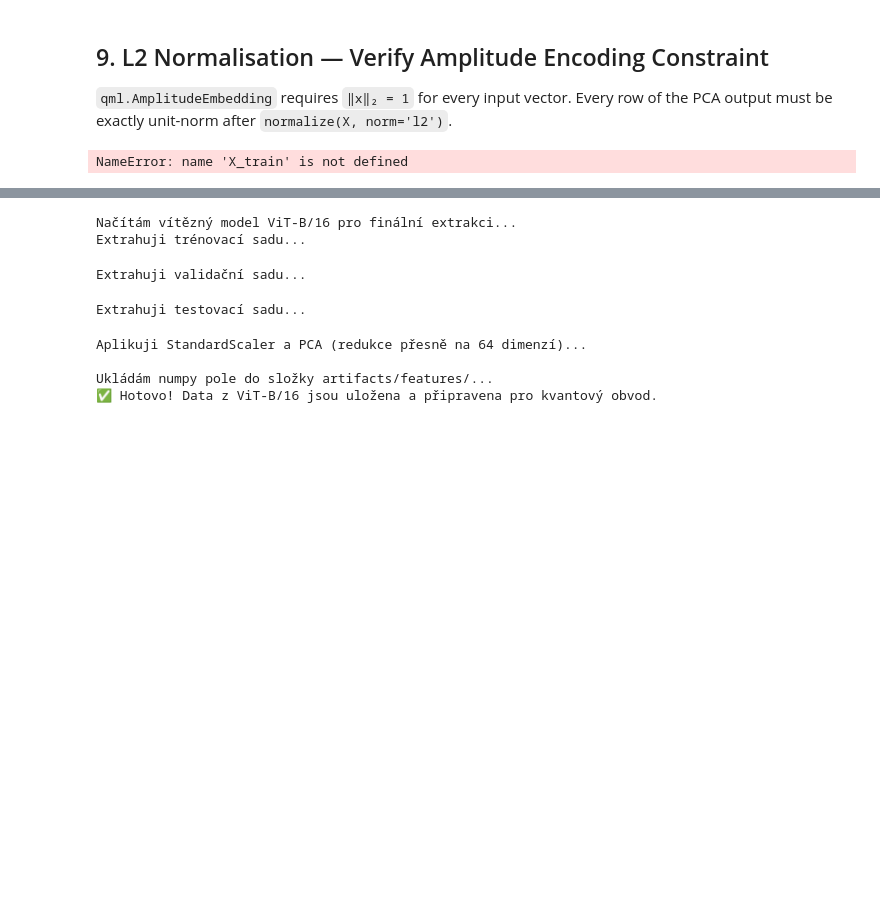
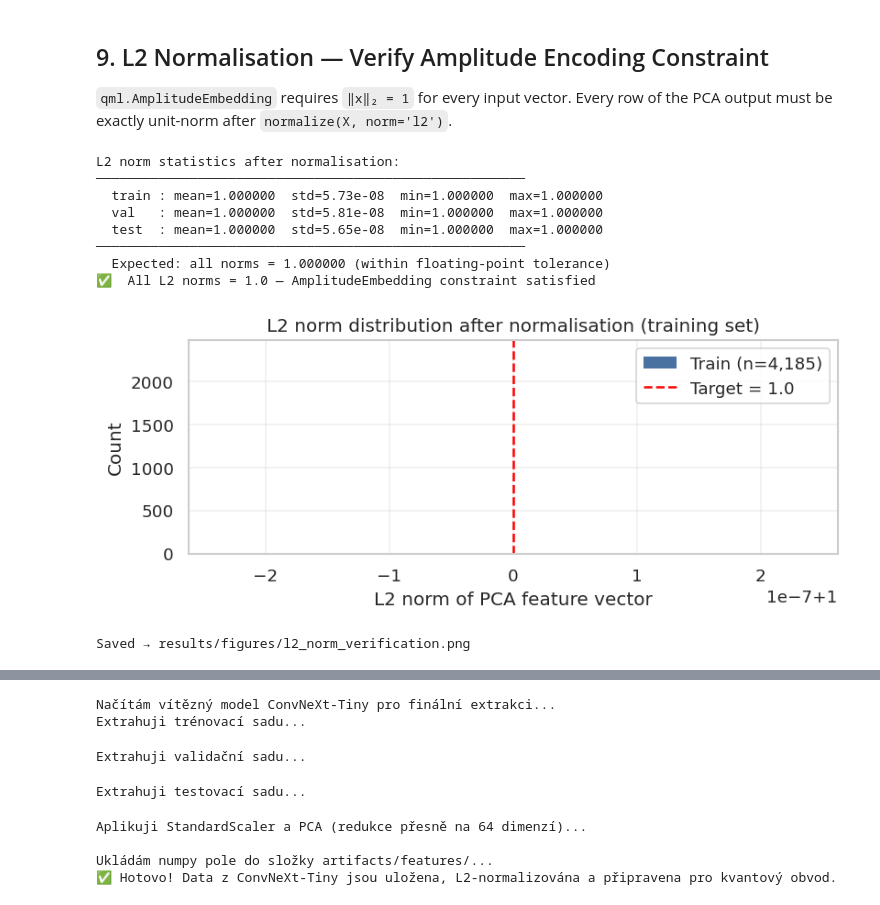
Before and after one commit to mforgo/Hybrid-model-for-pneumonia-detection, a Jupyter notebook: 02_preprocessing.ipynb, the cells around one changed output, grey strips where cells are left out. Saved outputs shown, nothing was run; the diff lists cells and outputs as text; code cells hidden in the pictures; blank space fills up the shorter version.

Commit message:
convnext tiny

```diff
--- a/02_preprocessing.ipynb
+++ b/02_preprocessing.ipynb
@@ -808,38 +745,52 @@ Obrázek úspěšně uložen jako 'pca_variance_vit_b16.png'
 `qml.AmplitudeEmbedding` requires `‖x‖₂ = 1` for every input vector.
 Every row of the PCA output must be exactly unit-norm after `normalize(X, norm='l2')`.
 # %%
+# Load the PCA-reduced features saved by the final extraction cell
+X_train = np.load(f"{FEAT_DIR}/convnext_tiny_pca_train.npy")
+X_val   = np.load(f"{FEAT_DIR}/convnext_tiny_pca_val.npy")
+X_test  = np.load(f"{FEAT_DIR}/convnext_tiny_pca_test.npy")
+
 norms_train = np.linalg.norm(X_train, axis=1)
 norms_val   = np.linalg.norm(X_val,   axis=1)
 norms_test  = np.linalg.norm(X_test,  axis=1)
 
 print('L2 norm statistics after normalisation:')
-print('─' * 55)
+print('\u2500' * 55)
 for name, norms in [('train', norms_train), ('val', norms_val), ('test', norms_test)]:
     print(f'  {name:<6}: mean={norms.mean():.6f}  std={norms.std():.2e}  '
           f'min={norms.min():.6f}  max={norms.max():.6f}')
-print('─' * 55)
+print('\u2500' * 55)
 print('  Expected: all norms = 1.000000 (within floating-point tolerance)')
 
 # Hard assertions
 for name, norms in [('train', norms_train), ('val', norms_val), ('test', norms_test)]:
-    assert np.allclose(norms, 1.0, atol=1e-5), f'{name} norms not all 1.0: {norms.min():.6f} – {norms.max():.6f}'
-print('✅  All L2 norms = 1.0 — AmplitudeEmbedding constraint satisfied')
+    assert np.allclose(norms, 1.0, atol=1e-5), f'{name} norms not all 1.0: {norms.min():.6f} \u2013 {norms.max():.6f}'
+print('\u2705  All L2 norms = 1.0 \u2014 AmplitudeEmbedding constraint satisfied')
 
 # Histogram of norms (should be a spike at 1.0)
 fig, ax = plt.subplots(figsize=(7, 3))
 ax.hist(norms_train, bins=40, color='#1B4F8A', alpha=0.8, edgecolor='none',
         label=f'Train (n={len(norms_train):,})')
 ax.axvline(1.0, color='red', linestyle='--', linewidth=1.5, label='Target = 1.0')
 ax.set_xlabel('L2 norm of PCA feature vector')
 ax.set_ylabel('Count')
 ax.set_title('L2 norm distribution after normalisation (training set)')
 ax.legend(); ax.grid(True, alpha=0.3)
 plt.tight_layout()
 plt.savefig(FIG_DIR / 'l2_norm_verification.png', dpi=150, bbox_inches='tight')
 plt.show()
-print('Saved → results/figures/l2_norm_verification.png')
+print('Saved \u2192 results/figures/l2_norm_verification.png')
 # %% [output]
-NameError: name 'X_train' is not defined
+L2 norm statistics after normalisation:
+───────────────────────────────────────────────────────
+  train : mean=1.000000  std=5.73e-08  min=1.000000  max=1.000000
+  val   : mean=1.000000  std=5.81e-08  min=1.000000  max=1.000000
+  test  : mean=1.000000  std=5.65e-08  min=1.000000  max=1.000000
+───────────────────────────────────────────────────────
+  Expected: all norms = 1.000000 (within floating-point tolerance)
+✅  All L2 norms = 1.0 — AmplitudeEmbedding constraint satisfied
+[figure, added]
+Saved → results/figures/l2_norm_verification.png
 # %% [markdown]
 ## 10. Summary — Ready for Main Notebook
 
@@ -859,54 +811,60 @@ NameError: name 'X_train' is not defined
 **Next step:** main notebook `pneumonia_hybrid_qml.ipynb` — VQC training (Section 5b),
 QSVM (Section 5c), evaluation (Section 7), IBM hardware (Section 8).
 # %%
-# ── Finální extrakce pro vítězný model: ConvNeXt-Tiny ──
+# \u2500\u2500 Fin\u00e1ln\u00ed extrakce pro v\u00edt\u011bzn\u00fd model: ConvNeXt-Tiny \u2500\u2500
 import joblib
 
-print("Načítám vítězný model ConvNeXt-Tiny pro finální extrakci...")
-# Načtení modelu a odříznutí hlavy
+print("Na\u010d\u00edt\u00e1m v\u00edt\u011bzn\u00fd model ConvNeXt-Tiny pro fin\u00e1ln\u00ed extrakci...")
+# Na\u010dten\u00ed modelu a od\u0159\u00edznut\u00ed hlavy
 cnx_model = models.convnext_tiny(weights=models.ConvNeXt_Tiny_Weights.DEFAULT)
 cnx_model.classifier = nn.Identity()
 
-# Extrakce (nyní včetně validační sady!)
-print("Extrahuji trénovací sadu...")
+# Extrakce (nyn\u00ed v\u010detn\u011b valida\u010dn\u00ed sady!)
+print("Extrahuji tr\u00e9novac\u00ed sadu...")
 feats_train = extract(cnx_model, train_ld, DEVICE)
-print("Extrahuji validační sadu...")
+print("Extrahuji valida\u010dn\u00ed sadu...")
 feats_val   = extract(cnx_model, val_ld, DEVICE)
-print("Extrahuji testovací sadu...")
+print("Extrahuji testovac\u00ed sadu...")
 feats_test  = extract(cnx_model, test_ld, DEVICE)
 
 del cnx_model; torch.cuda.empty_cache()
 
-print("\nAplikuji StandardScaler a PCA (redukce přesně na 64 dimenzí)...")
-# 1. StandardScaler (fitujeme striktně pouze na train sadě - prevence data leakage)
+print("\nAplikuji StandardScaler a PCA (redukce p\u0159esn\u011b na 64 dimenz\u00ed)...")
+# 1. StandardScaler (fitujeme striktn\u011b pouze na train sad\u011b - prevence data leakage)
 scaler = StandardScaler()
 feats_train_scaled = scaler.fit_transform(feats_train)
 feats_val_scaled   = scaler.transform(feats_val)
 feats_test_scaled  = scaler.transform(feats_test)
 
-# 2. PCA (64 komponent pro náš 6qubitový Angle Encoding obvod)
+# 2. PCA (64 komponent pro n\u00e1\u0161 6qubitov\u00fd Amplitude Encoding obvod)
 pca = PCA(n_components=64, random_state=SEED)
 X_train_pca = pca.fit_transform(feats_train_scaled)
 X_val_pca   = pca.transform(feats_val_scaled)
 X_test_pca  = pca.transform(feats_test_scaled)
 
-# Uložení finálních dat na disk (pozor, používáme nový prefix 'convnext_tiny')
-print(f"\nUkládám numpy pole do složky {FEAT_DIR}/...")
+# 3. L2 normalizace -- AmplitudeEmbedding vy\u017eaduje \u2016x\u2016\u2082 = 1
+from sklearn.preprocessing import normalize
+X_train_pca = normalize(X_train_pca, norm='l2')
+X_val_pca   = normalize(X_val_pca, norm='l2')
+X_test_pca  = normalize(X_test_pca, norm='l2')
+
+# Ulo\u017een\u00ed fin\u00e1ln\u00edch dat na disk
+print(f"\nUkl\u00e1d\u00e1m numpy pole do slo\u017eky {FEAT_DIR}/...")
 np.save(f"{FEAT_DIR}/convnext_tiny_pca_train.npy", X_train_pca)
 np.save(f"{FEAT_DIR}/convnext_tiny_pca_val.npy", X_val_pca)
 np.save(f"{FEAT_DIR}/convnext_tiny_pca_test.npy", X_test_pca)
 
-# Uložení scaleru a PCA modelů pro případnou inferenci v budoucnu
+# Ulo\u017een\u00ed scaleru a PCA model\u016f pro p\u0159\u00edpadnou inferenci v budoucnu
 joblib.dump(scaler, f"{FEAT_DIR}/convnext_tiny_scaler.pkl")
 joblib.dump(pca, f"{FEAT_DIR}/convnext_tiny_pca.pkl")
 
-print("✅ Hotovo! Data z ConvNeXt-Tiny jsou uložena a připravena pro kvantový obvod.")
+print("\u2705 Hotovo! Data z ConvNeXt-Tiny jsou ulo\u017eena, L2-normalizov\u00e1na a p\u0159ipravena pro kvantov\u00fd obvod.")
 # %% [output]
-Načítám vítězný model ViT-B/16 pro finální extrakci...
+Načítám vítězný model ConvNeXt-Tiny pro finální extrakci...
 Extrahuji trénovací sadu...
 Extrahuji validační sadu...
 Extrahuji testovací sadu...
 Aplikuji StandardScaler a PCA (redukce přesně na 64 dimenzí)...
 
 Ukládám numpy pole do složky artifacts/features/...
-✅ Hotovo! Data z ViT-B/16 jsou uložena a připravena pro kvantový obvod.
+✅ Hotovo! Data z ConvNeXt-Tiny jsou uložena, L2-normalizována a připravena pro kvantový obvod.
```
Also changed, not shown: parts of 9 cells of this notebook.
